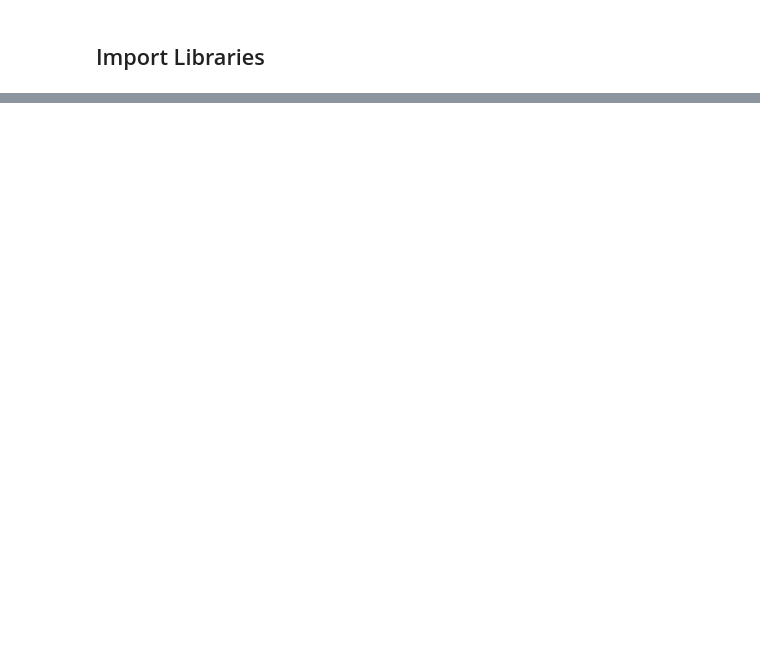
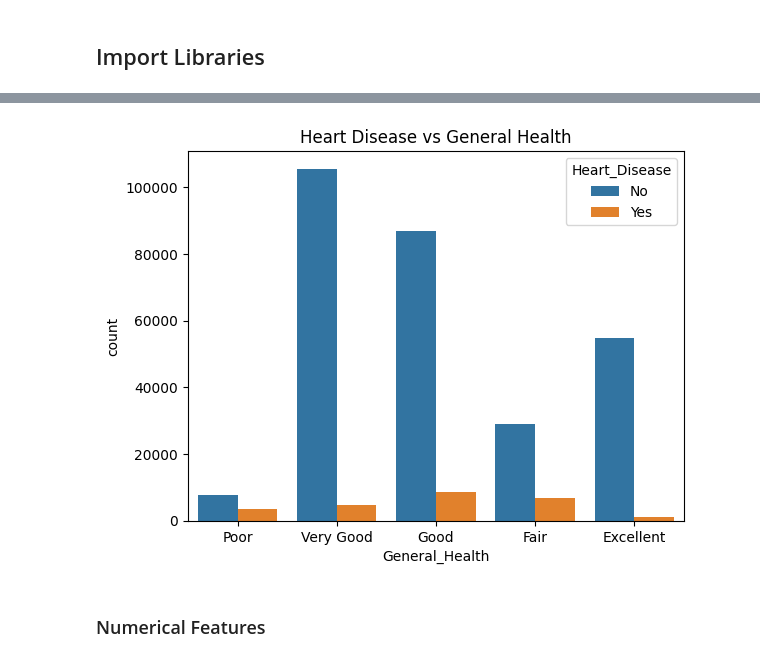
Before and after one commit to sachinchakrawarti/Multi-Factor-Cardiovascular-Risk-Prediction, a Jupyter notebook: models/Model_1 (Logistic Regression)/01_EDA.ipynb, the cells around one changed output, grey strips where cells are left out. Cells and saved outputs as stored; diff of their text form; code cells hidden in the pictures; blank space fills up the shorter version.

```diff
--- a/models/Model_1 (Logistic Regression)/01_EDA.ipynb
+++ b/models/Model_1 (Logistic Regression)/01_EDA.ipynb
@@ -12,0 +130,9 @@ ModuleNotFoundError: No module named 'pandas'
+# %%
+# Example plot for 'General_Health'
+sns.countplot(x='General_Health', hue='Heart_Disease', data=df)
+plt.title("Heart Disease vs General Health")
+plt.show()
+# %% [output]
+[figure, added]
+# %% [markdown]
+### Numerical Features
```
Also changed, not shown: parts of 20 cells of this notebook, 3 other files.
